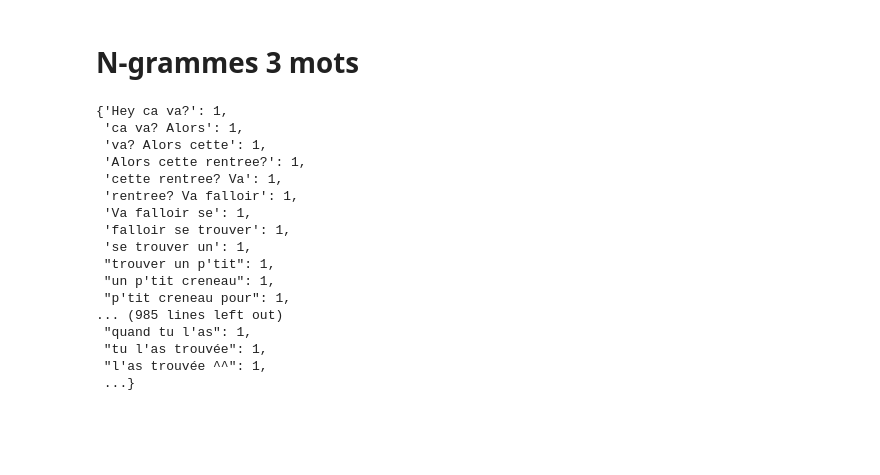
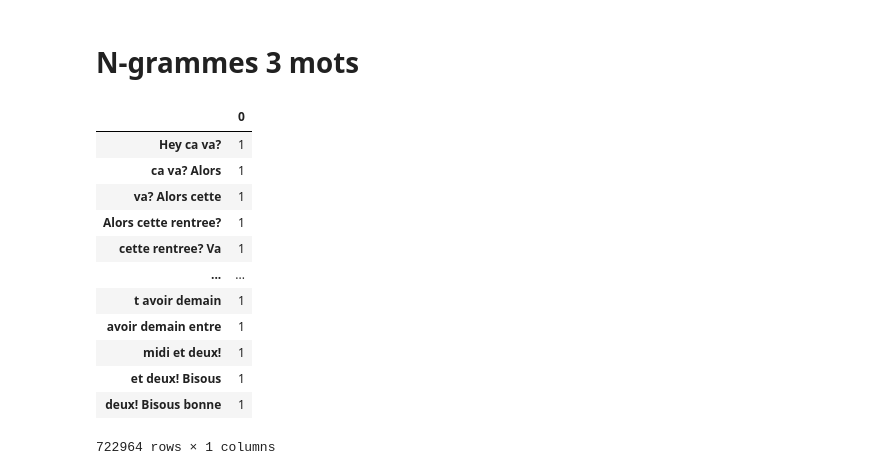
Before and after one commit to ivenwicht2/NLP---MIASH, a Jupyter notebook: N-grammes.ipynb, the cells around one changed output. Cells and saved outputs as stored; diff of their text form; code cells hidden in the pictures; blank space fills up the shorter version.

```diff
--- a/N-grammes.ipynb
+++ b/N-grammes.ipynb
@@ -147,23 +140,23 @@ for ligne in corpus_complet:
                 dictionnaire2[valeur] += 1
             else :
                 dictionnaire2[valeur] = 1
-# %%
-dictionnaire2
-# %% [output]
-{'Hey ca va?': 1,
- 'ca va? Alors': 1,
- 'va? Alors cette': 1,
- 'Alors cette rentree?': 1,
- 'cette rentree? Va': 1,
- 'rentree? Va falloir': 1,
- 'Va falloir se': 1,
- 'falloir se trouver': 1,
- 'se trouver un': 1,
- "trouver un p'tit": 1,
- "un p'tit creneau": 1,
- "p'tit creneau pour": 1,
-... (985 lines left out)
- "quand tu l'as": 1,
- "tu l'as trouvée": 1,
- "l'as trouvée ^^": 1,
- ...}
+# %%
+df_trigram = pd.DataFrame(dictionnaire2,index=[0])
+# %%
+df_trigram = df_trigram.T
+# %%
+df_trigram
+# %% [output]
+|  | 0 |
+| Hey ca va? | 1 |
+| ca va? Alors | 1 |
+| va? Alors cette | 1 |
+| Alors cette rentree? | 1 |
+| cette rentree? Va | 1 |
+| ... | ... |
+| t avoir demain | 1 |
+| avoir demain entre | 1 |
+| midi et deux! | 1 |
+| et deux! Bisous | 1 |
+| deux! Bisous bonne | 1 |
+722964 rows × 1 columns
```
Also changed, not shown: parts of 7 cells of this notebook.
